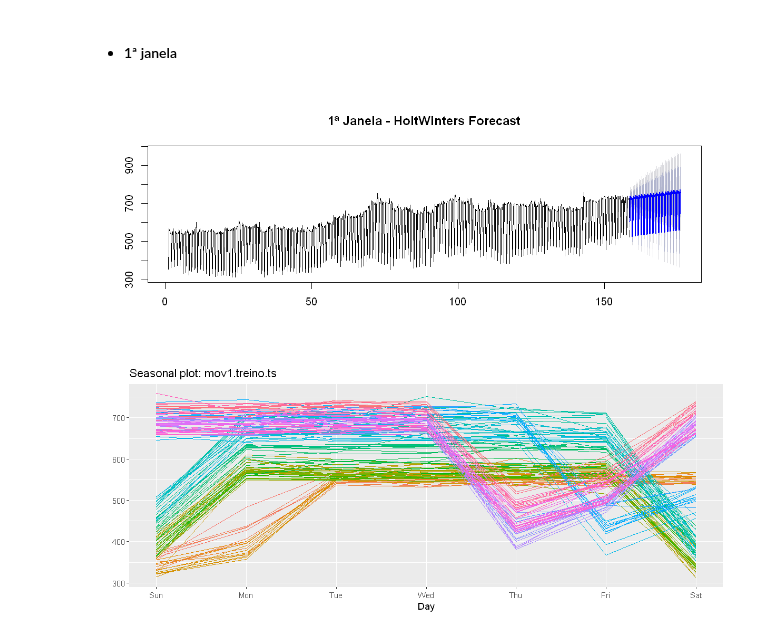
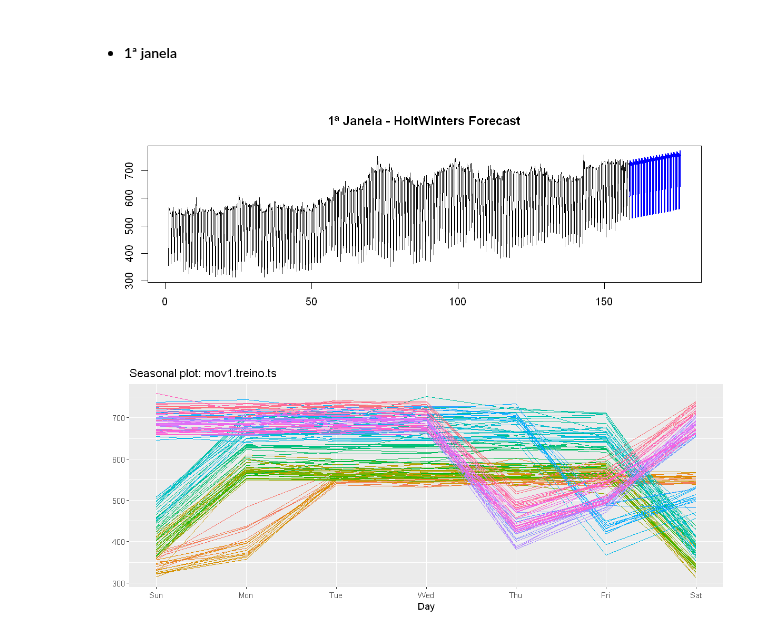
Before and after one commit to fePremazzi/prova-2-mauri, a Jupyter notebook: prova_2.ipynb, the cells around one changed output. Cells and saved outputs as stored; diff of their text form; code cells hidden in the pictures.

```diff
--- a/prova_2.ipynb
+++ b/prova_2.ipynb
@@ -244,7 +245,7 @@ hw.mov1.predict <- forecast(hw.mov1.forecast,h = w1)#, prediction.interval = TRU
 # %%
-plot(hw.mov1.predict, main = "1ª Janela - HoltWinters Forecast")
+plot(hw.mov1.predict, main = "1ª Janela - HoltWinters Forecast", PI=F)
 # %% [output]
-[figure, old version]
+[figure, new version]
 # %%
 ggseasonplot(mov1.treino.ts) + theme(legend.position = "none")
 # %% [output]
```
Also changed, not shown: parts of 48 cells of this notebook.
